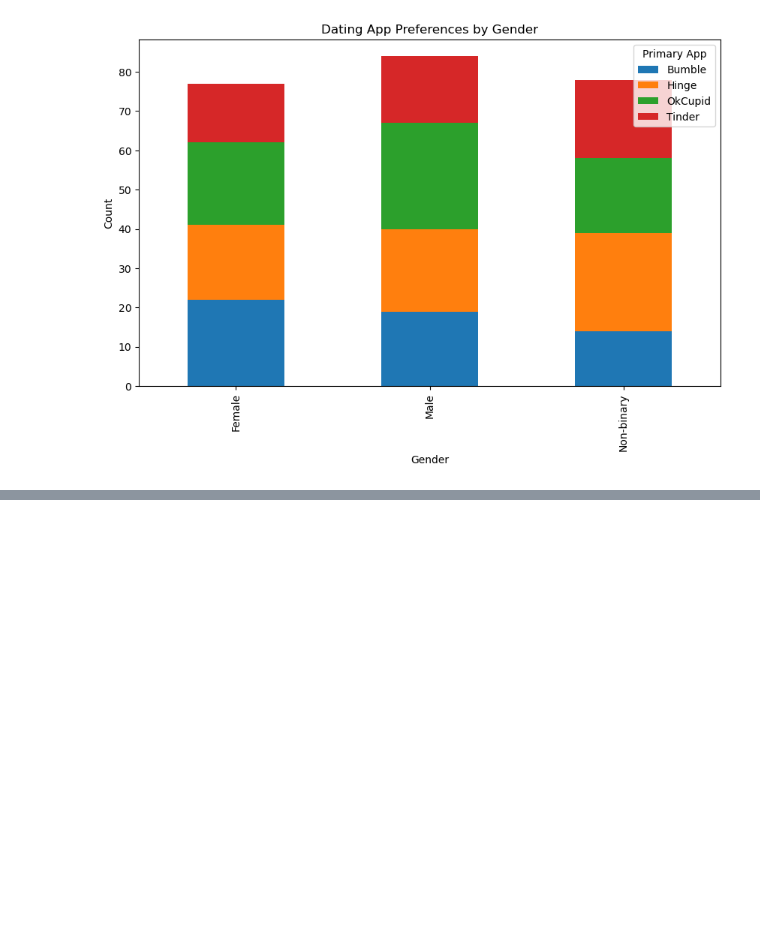
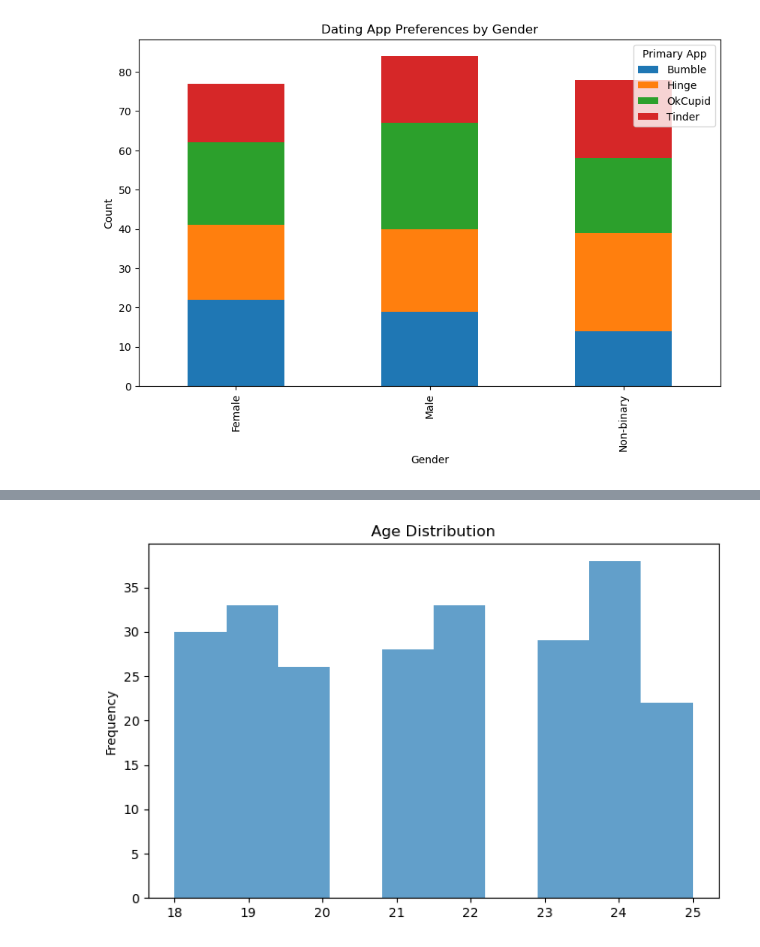
Before and after one commit to Kofi-Yankson/ML-EDA, a Jupyter notebook: version1.ipynb, the cells around one changed output, grey strips where cells are left out. Saved outputs shown, nothing was run; the diff lists cells and outputs as text; code cells hidden in the pictures; blank space fills up the shorter version.

```diff
--- a/version1.ipynb
+++ b/version1.ipynb
@@ -242,0 +260,5 @@ SyntaxError: positional argument follows keyword argument (1455236817.py, line 5
+# %%
+df['Age'].plot(kind='hist', bins=10, alpha=0.7, figsize=(8,5), title='Age Distribution')
+plt.show()
+# %% [output]
+[figure, added]
```
Also changed, not shown: parts of 6 cells of this notebook.
